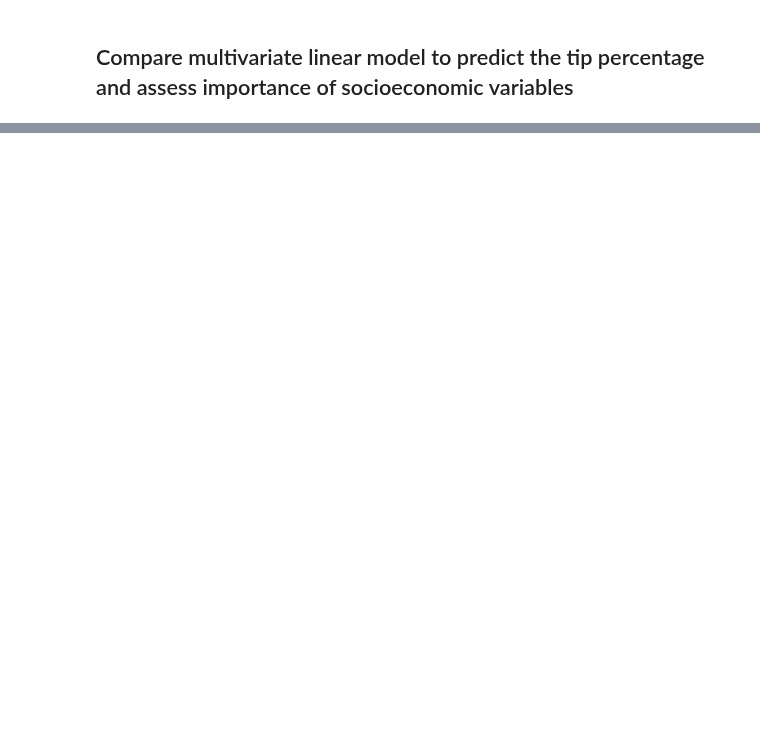
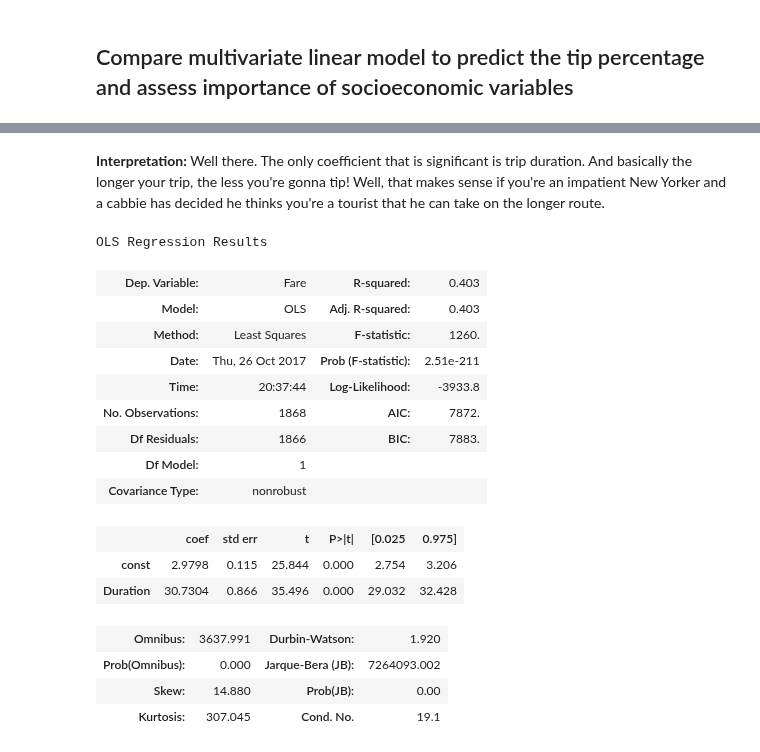
Before and after one commit to seanandrewchen/PUI2017_sac820, a Jupyter notebook: Midterm_sac820/PUI2017_Midterm_sac820.ipynb, the cells around one changed output, grey strips where cells are left out. Drawn from its saved outputs; the diff is of its cells as text; code cells hidden in the pictures; blank space fills up the shorter version.

```diff
--- a/Midterm_sac820/PUI2017_Midterm_sac820.ipynb
+++ b/Midterm_sac820/PUI2017_Midterm_sac820.ipynb
@@ -442,0 +505,24 @@ OLS Regression Results
+# %% [markdown]
+**Interpretation:** Well there. The only coefficient that is significant is trip duration. And basically the longer your trip, the less you're gonna tip! Well, that makes sense if you're an impatient New Yorker and a cabbie has decided he thinks you're a tourist that he can take on the longer route.
+# %%
+X = sm.add_constant(newData['Duration'])
+durationModel2 = sm.OLS(endog=newData['Fare'], exog=X).fit()
+durationModel2.summary()
+# %% [output]
+OLS Regression Results
+| Dep. Variable: | Fare | R-squared: | 0.403 |
+| Model: | OLS | Adj. R-squared: | 0.403 |
+| Method: | Least Squares | F-statistic: | 1260. |
+| Date: | Thu, 26 Oct 2017 | Prob (F-statistic): | 2.51e-211 |
+| Time: | 20:37:44 | Log-Likelihood: | -3933.8 |
+| No. Observations: | 1868 | AIC: | 7872. |
+| Df Residuals: | 1866 | BIC: | 7883. |
+| Df Model: | 1 |  |  |
+| Covariance Type: | nonrobust |  |  |
+|  | coef | std err | t | P>|t| | [0.025 | 0.975] |
+| const | 2.9798 | 0.115 | 25.844 | 0.000 | 2.754 | 3.206 |
+| Duration | 30.7304 | 0.866 | 35.496 | 0.000 | 29.032 | 32.428 |
+| Omnibus: | 3637.991 | Durbin-Watson: | 1.920 |
+| Prob(Omnibus): | 0.000 | Jarque-Bera (JB): | 7264093.002 |
+| Skew: | 14.880 | Prob(JB): | 0.00 |
+| Kurtosis: | 307.045 | Cond. No. | 19.1 |
```
Also changed, not shown: parts of 10 cells of this notebook.
